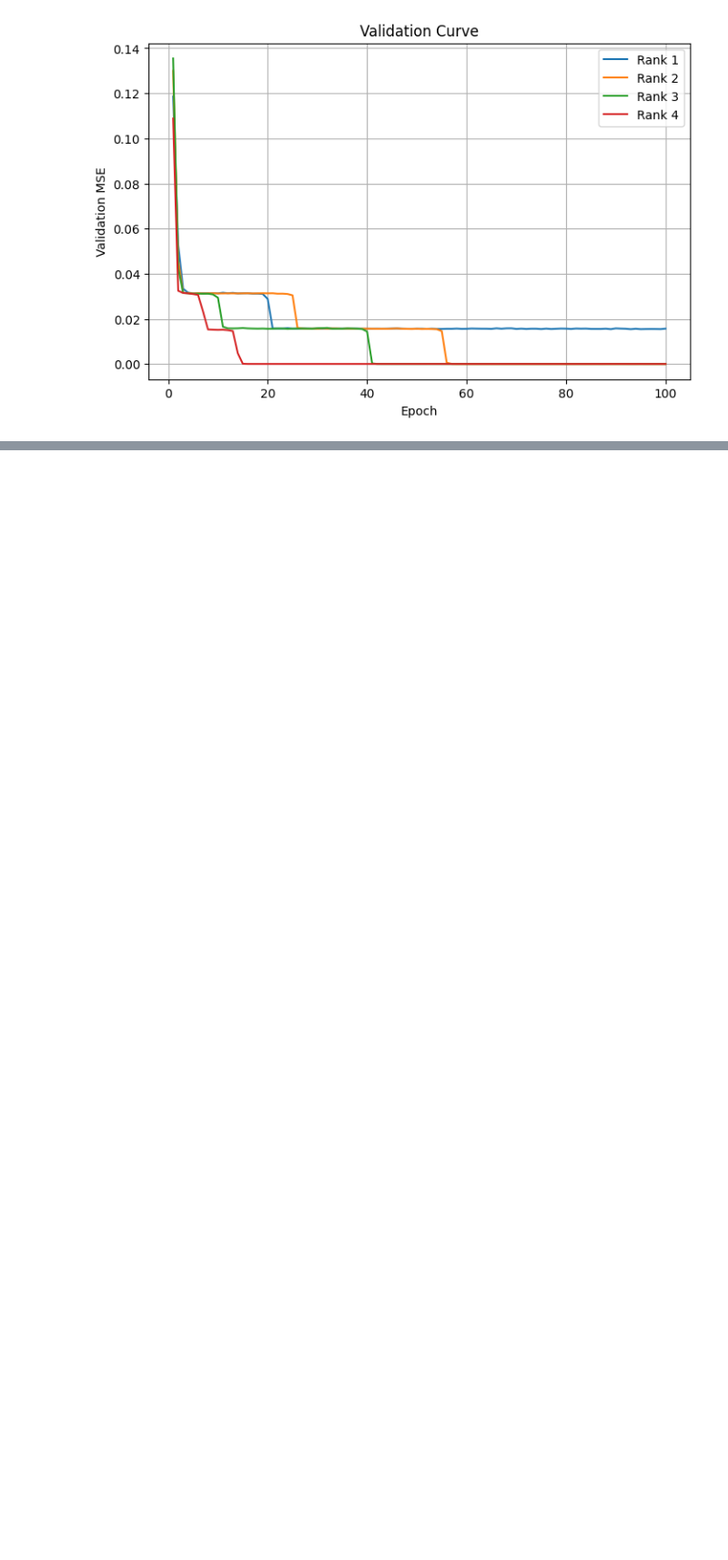
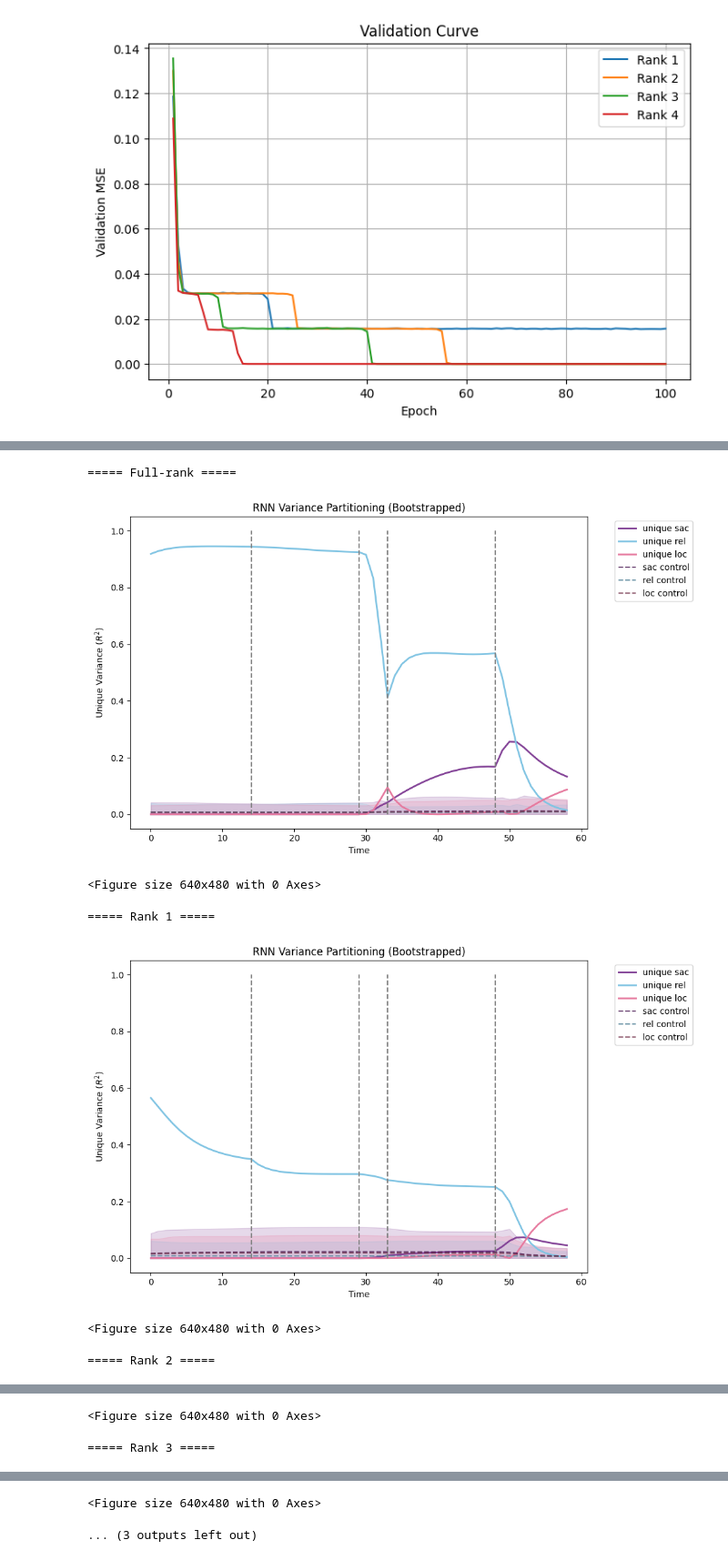
Before and after one commit to hyeonseoy30-stack/Low-rank_RNN_proj, a Jupyter notebook: Untitled20.ipynb, the cells around one changed output, grey strips where cells are left out. Shown at 91% size. Saved outputs shown, nothing was run; the diff lists cells and outputs as text; code cells hidden in the pictures; blank space fills up the shorter version.

```diff
--- a/Untitled20.ipynb
+++ b/Untitled20.ipynb
@@ -705,0 +1135,22 @@ plt.show()
+# %%
+for name, result in hidden_results.items():
+
+    print(f"\n===== {name} =====")
+
+    RF.rnn_varpart_bootstrap(
+        result["btheta"],
+        result["cuetheta"],
+        result["hidden"],
+        B=100
+    )
+
+    plt.suptitle(name)
+    plt.show()
+# %% [output]
+===== Full-rank =====
+[figure, added]
+<Figure size 640x480 with 0 Axes>
+===== Rank 1 =====
+[figure, added]
+<Figure size 640x480 with 0 Axes>
+===== Rank 2 =====
@@ -705,0 +1158,2 @@ plt.show()
+<Figure size 640x480 with 0 Axes>
+===== Rank 3 =====
@@ -705,0 +1161,2 @@ plt.show()
+<Figure size 640x480 with 0 Axes>
+... (3 outputs left out)
```
Also changed, not shown: parts of 12 cells of this notebook.
